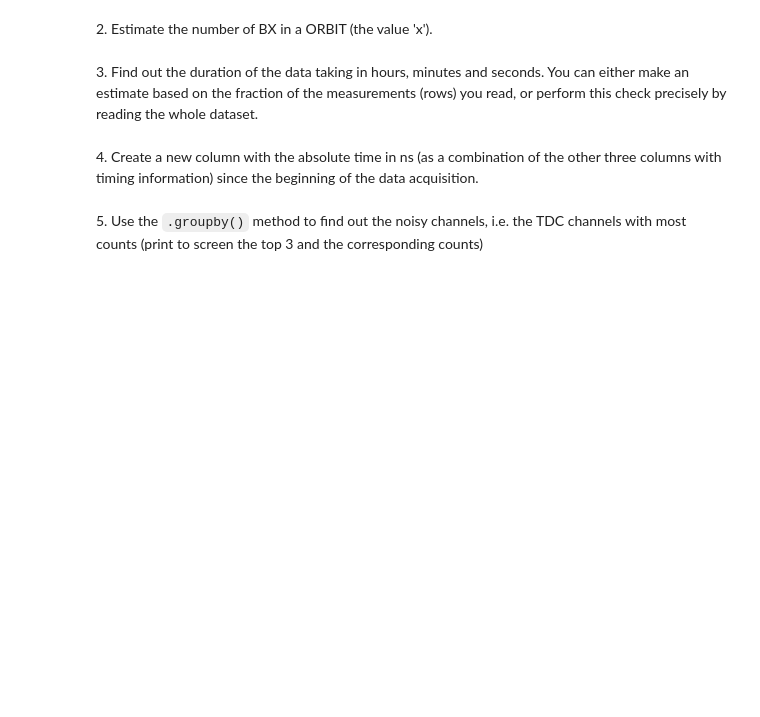
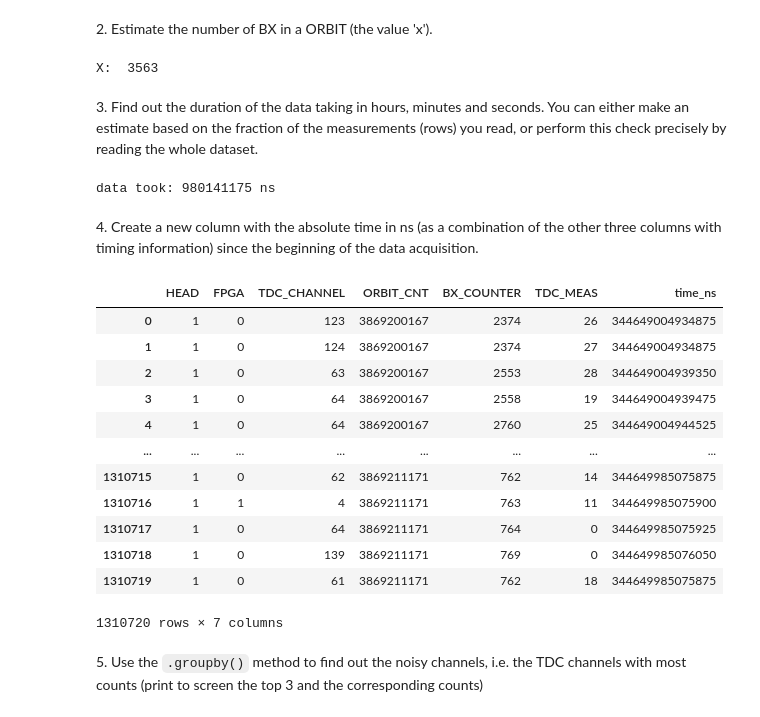
Before and after one commit to zucchett/HighLevelProgramming2021, a Jupyter notebook: 05ex_pandas.ipynb, the cells around one changed output. Cells and saved outputs as stored; diff of their text form; code cells hidden in the pictures; blank space fills up the shorter version.

```diff
--- a/05ex_pandas.ipynb
+++ b/05ex_pandas.ipynb
@@ -8,8 +47,35 @@ This exercise consists in analyzing a dataset containg timing information from a
 # %% [markdown]
 2\. Estimate the number of BX in a ORBIT (the value 'x').
+# %%
+x = data['BX_COUNTER'].max()
+print('X: ', x)
+# %% [output]
+X:  3563
 # %% [markdown]
 3\. Find out the duration of the data taking in hours, minutes and seconds. You can either make an estimate based on the fraction of the measurements (rows) you read, or perform this check precisely by reading the whole dataset.
+# %%
+data['time_ns'] = (data['ORBIT_CNT']*x+data['BX_COUNTER'])*25
+data_ac = data['time_ns'].max() - data['time_ns'].min()
+print('data took:',data_ac,'ns')
+# %% [output]
+data took: 980141175 ns
 # %% [markdown]
 4\. Create a new column with the absolute time in ns (as a combination of the other three columns with timing information) since the beginning of the data acquisition.
+# %%
+data
+# %% [output]
+|  | HEAD | FPGA | TDC_CHANNEL | ORBIT_CNT | BX_COUNTER | TDC_MEAS | time_ns |
+| 0 | 1 | 0 | 123 | 3869200167 | 2374 | 26 | 344649004934875 |
+| 1 | 1 | 0 | 124 | 3869200167 | 2374 | 27 | 344649004934875 |
+| 2 | 1 | 0 | 63 | 3869200167 | 2553 | 28 | 344649004939350 |
+| 3 | 1 | 0 | 64 | 3869200167 | 2558 | 19 | 344649004939475 |
+| 4 | 1 | 0 | 64 | 3869200167 | 2760 | 25 | 344649004944525 |
+| ... | ... | ... | ... | ... | ... | ... | ... |
+| 1310715 | 1 | 0 | 62 | 3869211171 | 762 | 14 | 344649985075875 |
+| 1310716 | 1 | 1 | 4 | 3869211171 | 763 | 11 | 344649985075900 |
+| 1310717 | 1 | 0 | 64 | 3869211171 | 764 | 0 | 344649985075925 |
+| 1310718 | 1 | 0 | 139 | 3869211171 | 769 | 0 | 344649985076050 |
+| 1310719 | 1 | 0 | 61 | 3869211171 | 762 | 18 | 344649985075875 |
+1310720 rows × 7 columns
 # %% [markdown]
 5\. Use the `.groupby()` method to find out the noisy channels, i.e. the TDC channels with most counts (print to screen the top 3 and the corresponding counts)
```
Also changed, not shown: parts of 6 cells of this notebook.
